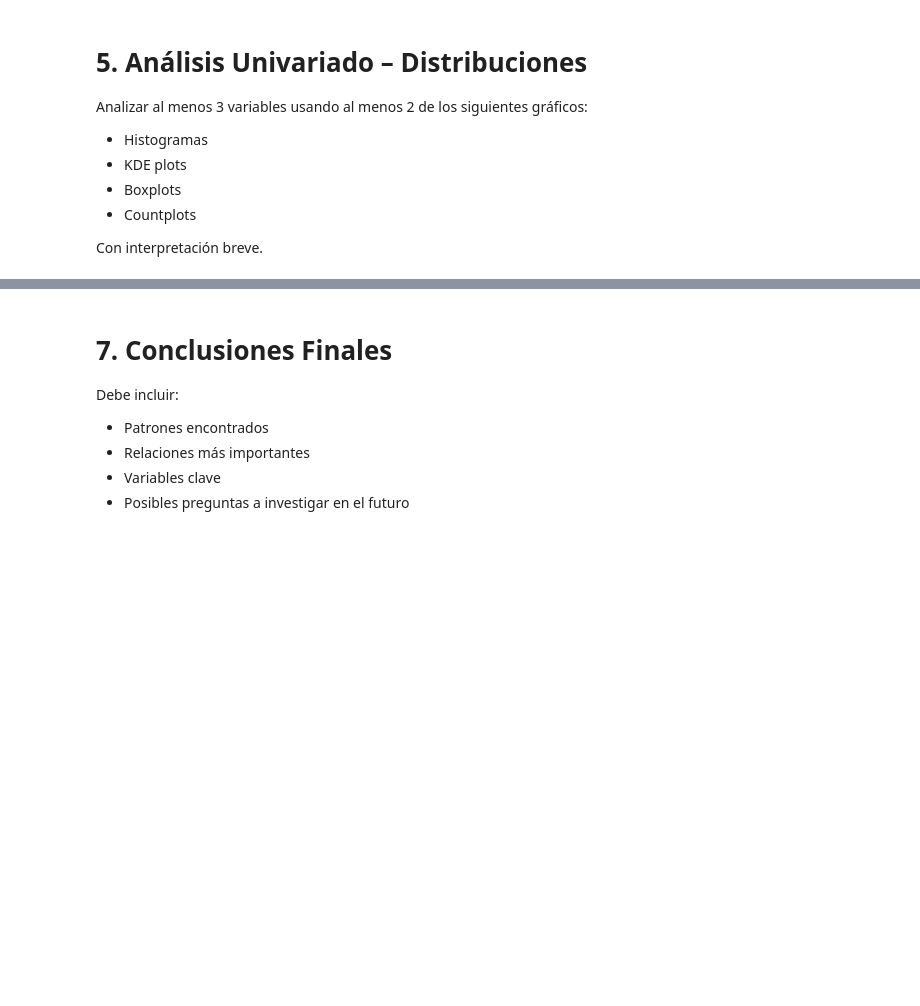
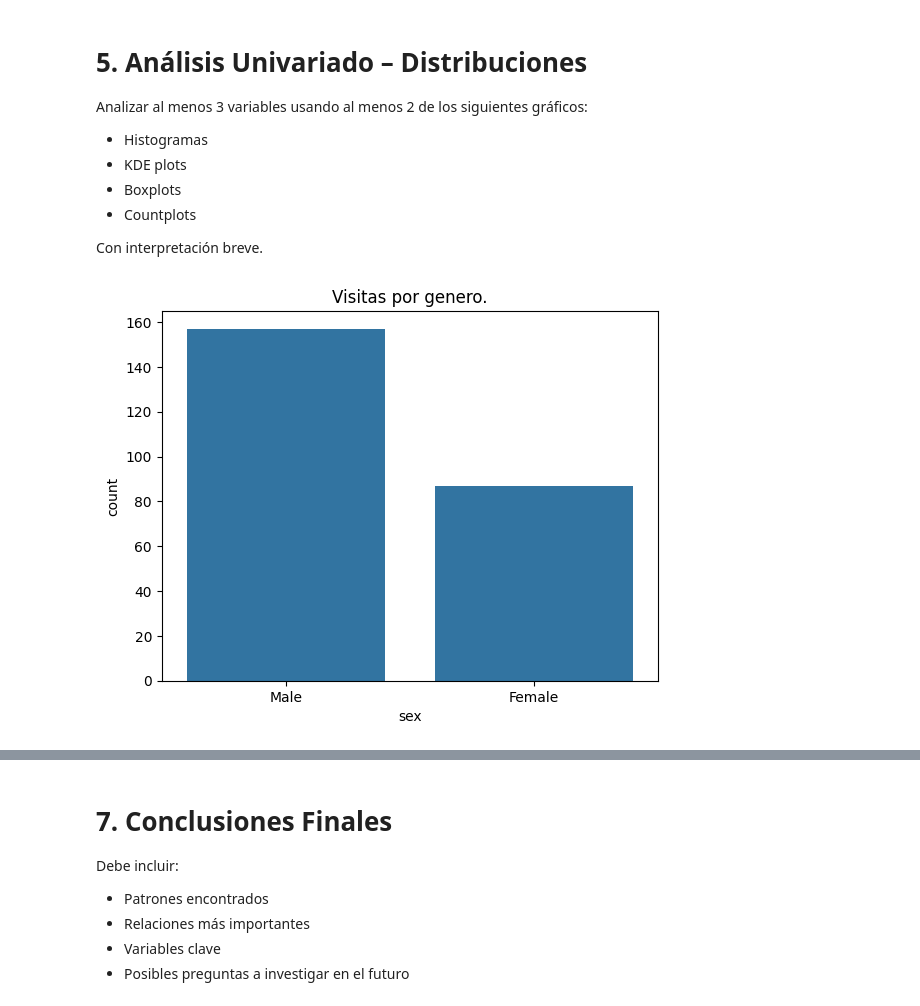
Before and after one commit to JoanM19/Proyecto-final-Electiva, a Jupyter notebook: Proyecto final Electiva.ipynb, the cells around one changed output, grey strips where cells are left out. Drawn from its saved outputs; the diff is of its cells as text; code cells hidden in the pictures; blank space fills up the shorter version.

Commit message:
Completando parte 5 y 6, faltan comentarios

```diff
--- a/Proyecto final Electiva.ipynb
+++ b/Proyecto final Electiva.ipynb
@@ -119,3 +119,10 @@ Analizar al menos 3 variables usando al menos 2 de los siguientes gráficos:
 Con interpretación breve.
 # %%
 #Completar
+sns.countplot(x="sex", data=TipsDataSet)
+plt.title("Visitas por genero.")
+plt.show()
+
+#Faltan comentarios de cada grafica.
+# %% [output]
+[figure, added]
```
Also changed, not shown: parts of 9 cells of this notebook.
